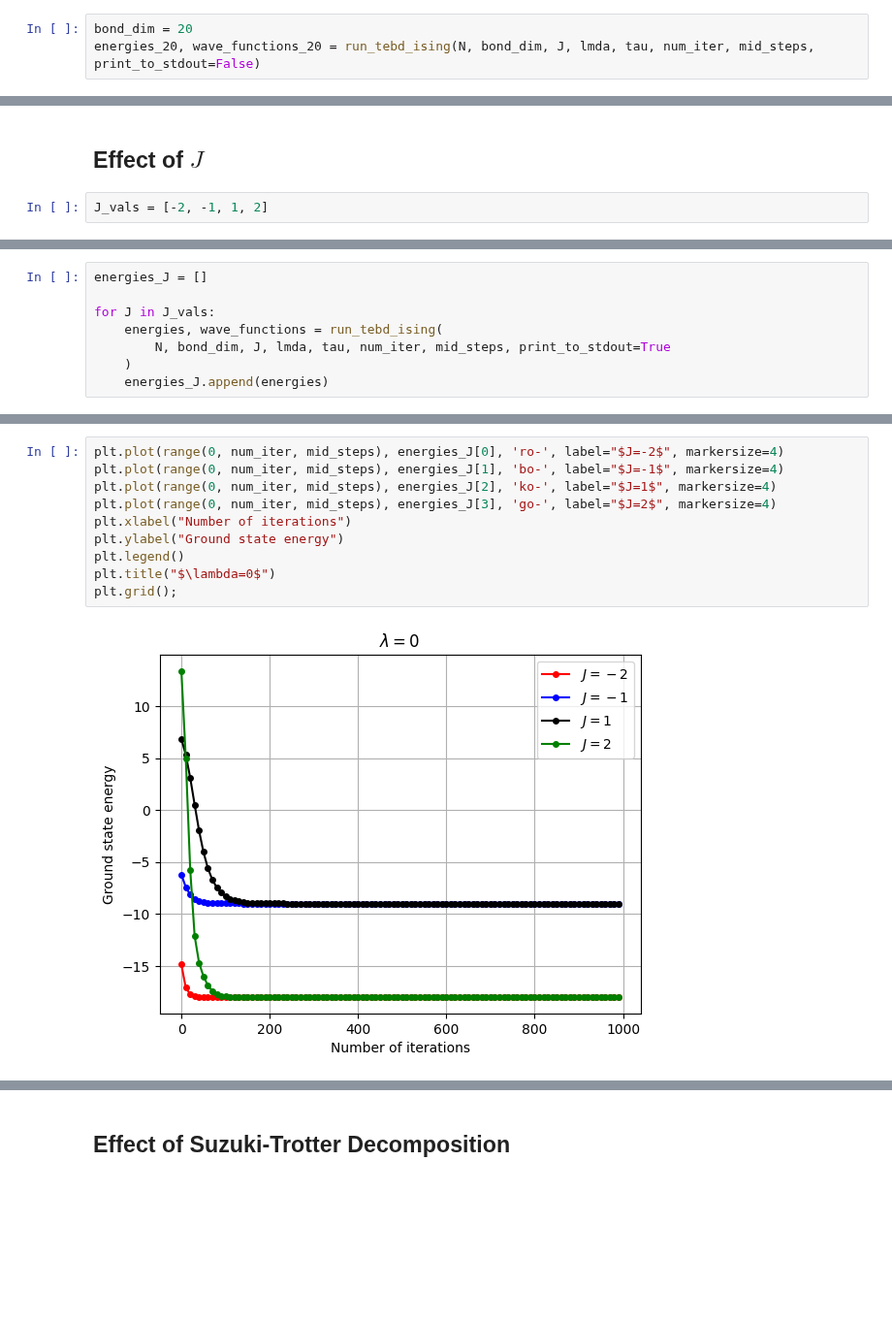
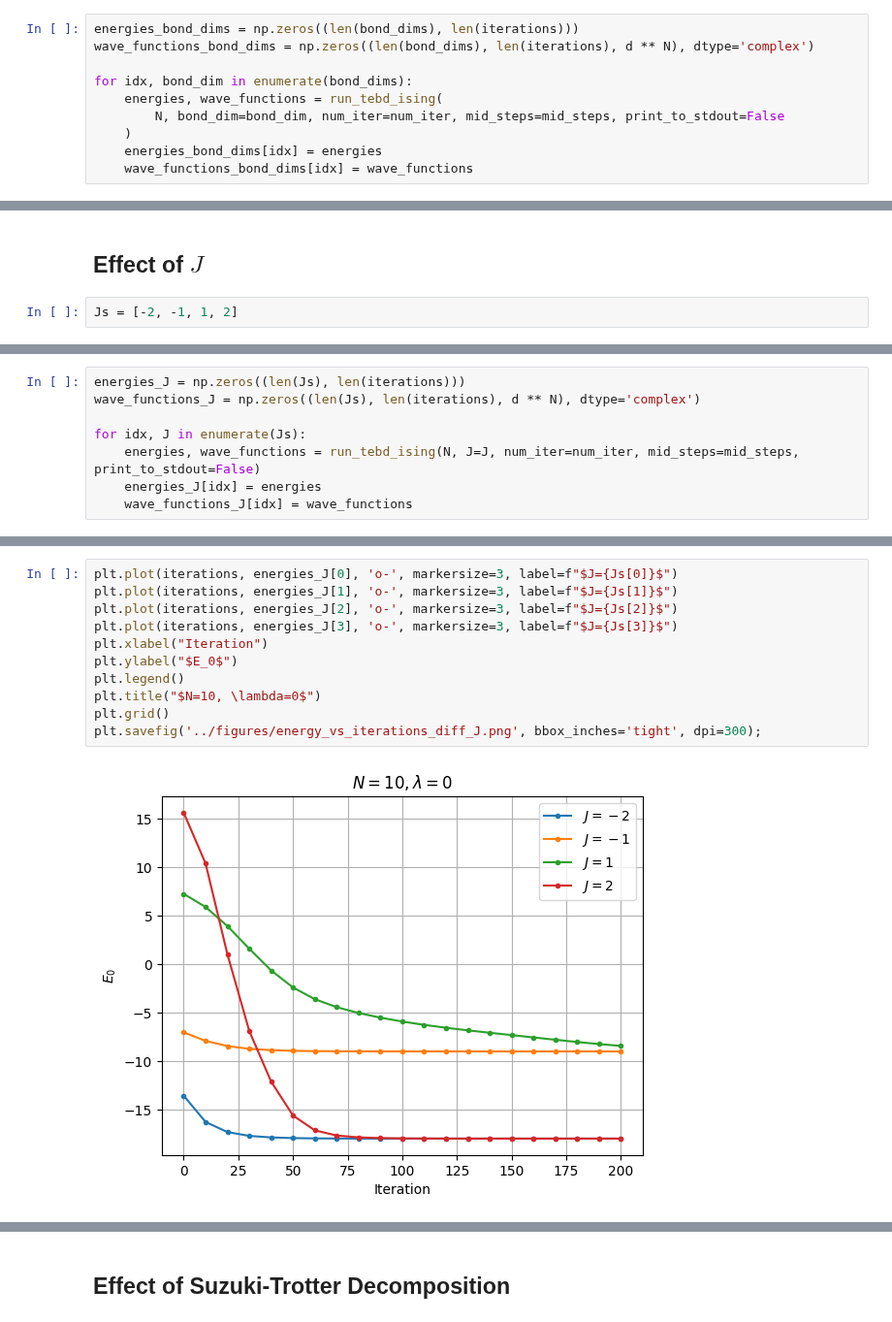
Before and after one commit to jchryssanthacopoulos/quantum_information, a Jupyter notebook: final_project/notebooks/ising_analysis.ipynb, the cells around one changed output, grey strips where cells are left out. Shown at 97% size. Saved outputs shown, nothing was run; the diff lists cells and outputs as text; blank space fills up the shorter version.

```diff
--- a/final_project/notebooks/ising_analysis.ipynb
+++ b/final_project/notebooks/ising_analysis.ipynb
@@ -68,4 +101,11 @@ energies_10, wave_functions_10 = run_tebd_ising(N, bond_dim, J, lmda, tau, num_i
-# %%
-bond_dim = 20
-energies_20, wave_functions_20 = run_tebd_ising(N, bond_dim, J, lmda, tau, num_iter, mid_steps, print_to_stdout=False)
+# %%
+energies_bond_dims = np.zeros((len(bond_dims), len(iterations)))
+wave_functions_bond_dims = np.zeros((len(bond_dims), len(iterations), d ** N), dtype='complex')
+
+for idx, bond_dim in enumerate(bond_dims):
+    energies, wave_functions = run_tebd_ising(
+        N, bond_dim=bond_dim, num_iter=num_iter, mid_steps=mid_steps, print_to_stdout=False
+    )
+    energies_bond_dims[idx] = energies
+    wave_functions_bond_dims[idx] = wave_functions
 # %%
@@ -84,4 +125,4 @@ plt.savefig('../figures/ground_state_energy_vs_iterations_diff_bond_dim.png', bb
 # %% [markdown]
 ## Effect of $J$
 # %%
-J_vals = [-2, -1, 1, 2]
+Js = [-2, -1, 1, 2]
@@ -90,8 +129,8 @@ bond_dim = 2
 # %%
-energies_J = []
+energies_J = np.zeros((len(Js), len(iterations)))
+wave_functions_J = np.zeros((len(Js), len(iterations), d ** N), dtype='complex')
 
-for J in J_vals:
-    energies, wave_functions = run_tebd_ising(
-        N, bond_dim, J, lmda, tau, num_iter, mid_steps, print_to_stdout=True
-    )
-    energies_J.append(energies)
+for idx, J in enumerate(Js):
+    energies, wave_functions = run_tebd_ising(N, J=J, num_iter=num_iter, mid_steps=mid_steps, print_to_stdout=False)
+    energies_J[idx] = energies
+    wave_functions_J[idx] = wave_functions
@@ -116,12 +137,13 @@ Iteration: 990 of 1000, energy: -17.999999999999993
 # %%
-plt.plot(range(0, num_iter, mid_steps), energies_J[0], 'ro-', label="$J=-2$", markersize=4)
-plt.plot(range(0, num_iter, mid_steps), energies_J[1], 'bo-', label="$J=-1$", markersize=4)
-plt.plot(range(0, num_iter, mid_steps), energies_J[2], 'ko-', label="$J=1$", markersize=4)
-plt.plot(range(0, num_iter, mid_steps), energies_J[3], 'go-', label="$J=2$", markersize=4)
-plt.xlabel("Number of iterations")
-plt.ylabel("Ground state energy")
+plt.plot(iterations, energies_J[0], 'o-', markersize=3, label=f"$J={Js[0]}$")
+plt.plot(iterations, energies_J[1], 'o-', markersize=3, label=f"$J={Js[1]}$")
+plt.plot(iterations, energies_J[2], 'o-', markersize=3, label=f"$J={Js[2]}$")
+plt.plot(iterations, energies_J[3], 'o-', markersize=3, label=f"$J={Js[3]}$")
+plt.xlabel("Iteration")
+plt.ylabel("$E_0$")
 plt.legend()
-plt.title("$\lambda=0$")
-plt.grid();
+plt.title("$N=10, \lambda=0$")
+plt.grid()
+plt.savefig('../figures/energy_vs_iterations_diff_J.png', bbox_inches='tight', dpi=300);
 # %% [output]
-[figure, old version]
+[figure, new version]
```
Also changed, not shown: parts of 44 cells of this notebook, 21 other files.
